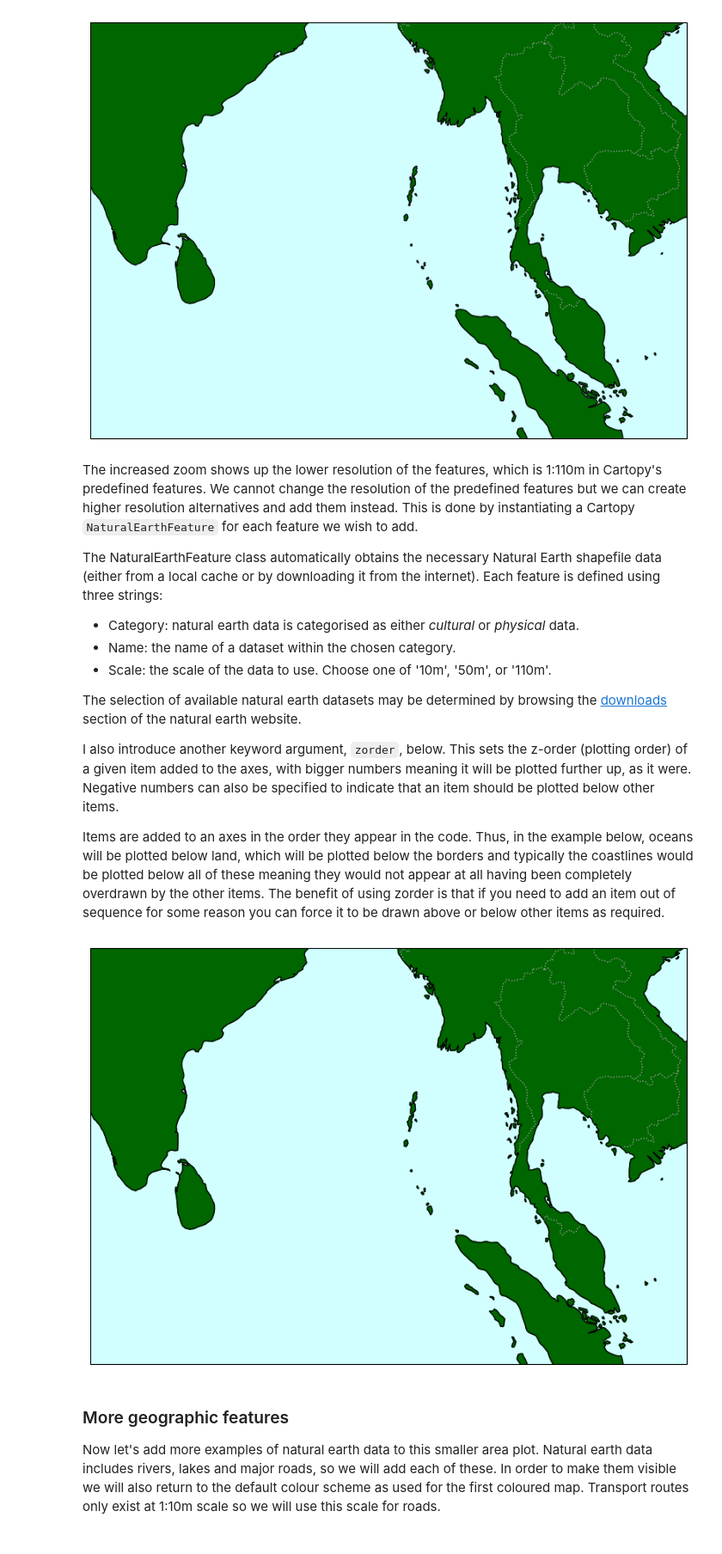
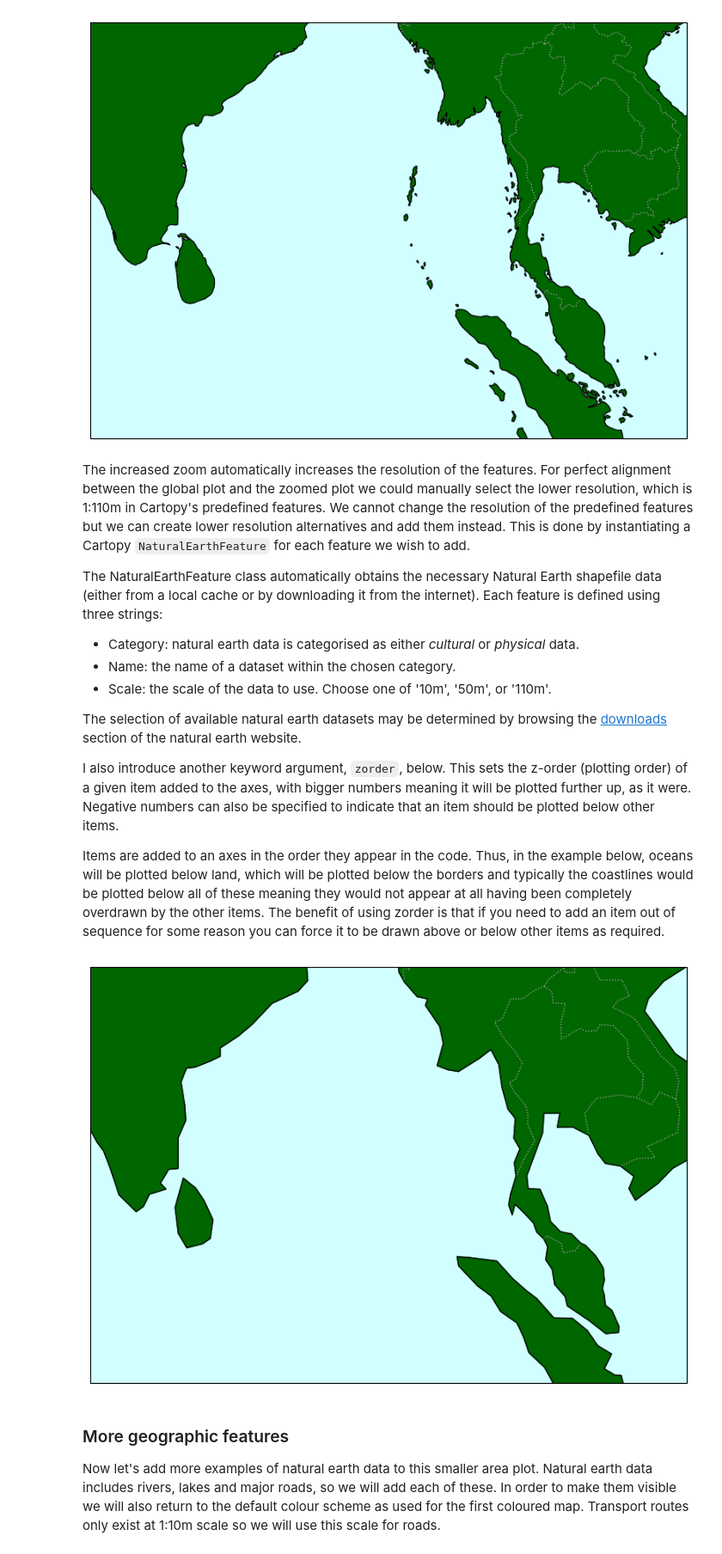
Before and after one commit to scitools-classroom/iris_example_code, a Jupyter notebook: geographic_features.ipynb, the cells around one changed output. Shown at 86% size. Saved outputs shown, nothing was run; the diff lists cells and outputs as text; code cells hidden in the pictures.

Commit message:
Adapt narrative for cartopy's new automatic resolution increase.

```diff
--- a/geographic_features.ipynb
+++ b/geographic_features.ipynb
@@ -119,7 +119,7 @@ plt.show()
 # %% [output]
 [figure]
 # %% [markdown]
-The increased zoom shows up the lower resolution of the features, which is 1:110m in Cartopy's predefined features. We cannot change the resolution of the predefined features but we can create higher resolution alternatives and add them instead. This is done by instantiating a Cartopy `NaturalEarthFeature` for each feature we wish to add.
+The increased zoom automatically increases the resolution of the features. For perfect alignment between the global plot and the zoomed plot we could manually select the lower resolution, which is 1:110m in Cartopy's predefined features. We cannot change the resolution of the predefined features but we can create lower resolution alternatives and add them instead. This is done by instantiating a Cartopy `NaturalEarthFeature` for each feature we wish to add.
 
 The NaturalEarthFeature class automatically obtains the necessary Natural Earth shapefile data (either from a local cache or by downloading it from the internet). Each feature is defined using three strings:
 
@@ -133,28 +133,28 @@ I also introduce another keyword argument, `zorder`, below. This sets the z-orde
 
 Items are added to an axes in the order they appear in the code. Thus, in the example below, oceans will be plotted below land, which will be plotted below the borders and typically the coastlines would be plotted below all of these meaning they would not appear at all having been completely overdrawn by the other items. The benefit of using zorder is that if you need to add an item out of sequence for some reason you can force it to be drawn above or below other items as required.
 # %%
-scale = '50m'
+scale = '110m'
 
 fig = plt.figure(figsize=(10, 8))
 ax = plt.axes(projection=ccrs.PlateCarree())
 ax.set_extent((lonmin, lonmax, latmin, latmax), crs=ccrs.PlateCarree())
 ax.coastlines(scale, zorder=5)
 
 oceans = cfeat.NaturalEarthFeature('physical', 'ocean', scale,
                                    edgecolor='face', facecolor=sea_blue)
 land = cfeat.NaturalEarthFeature('physical', 'land', scale,
                                  edgecolor='face', facecolor=land_green)
 borders = cfeat.NaturalEarthFeature('cultural', 'admin_0_boundary_lines_land',
                                     scale, linestyle=':',
                                     edgecolor=ctry_light_grey, facecolor='none')
 
 ax.add_feature(oceans)
 ax.add_feature(land)
 ax.add_feature(borders)
 
 plt.show()
 # %% [output]
-[figure, old version]
+[figure, new version]
 # %% [markdown]
 ### More geographic features ###
 
```
Also changed, not shown: parts of 1 cell of this notebook.
